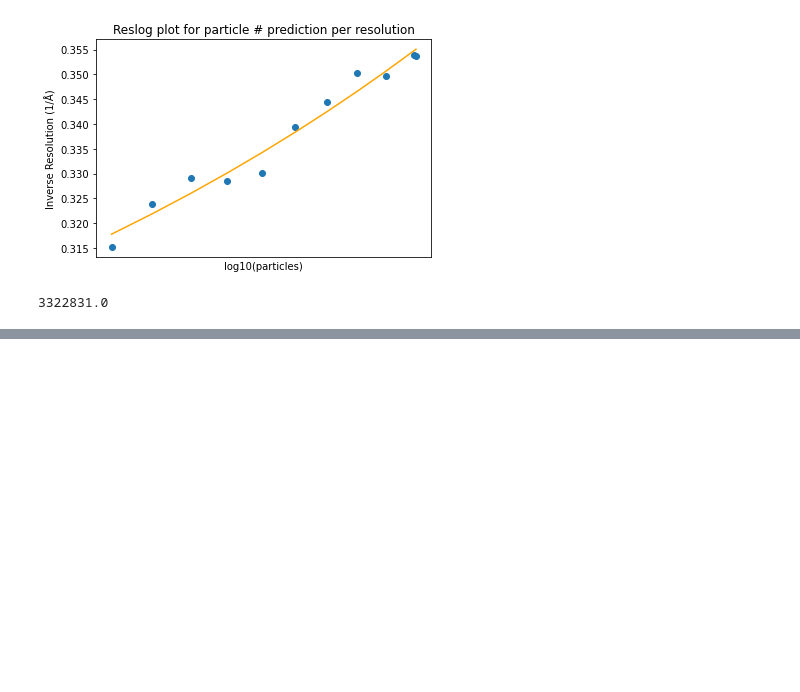
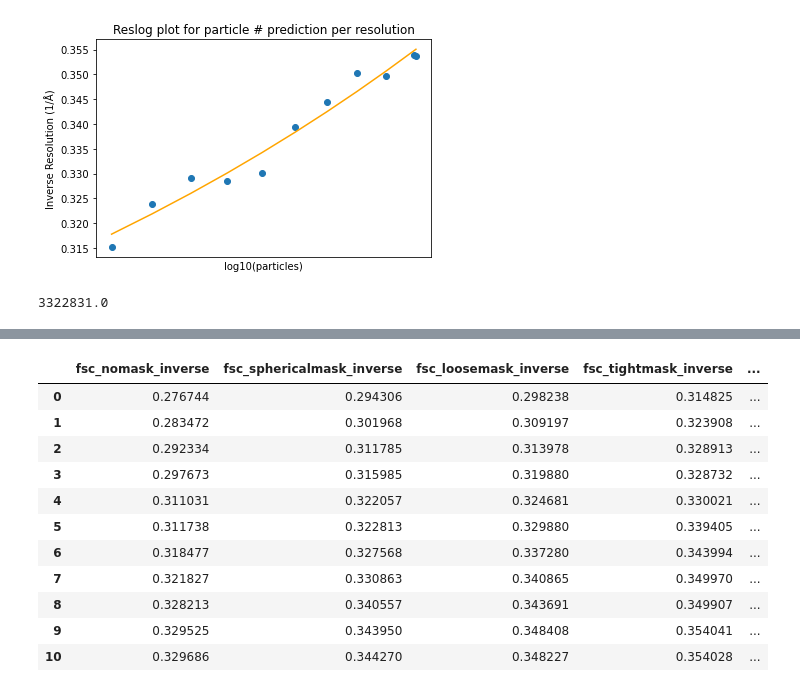
Before and after one commit to mplockhart/academic_explore, a Jupyter notebook: reslog/reslog_linear_regression.ipynb, the cells around one changed output, grey strips where cells are left out. Saved outputs shown, nothing was run; the diff lists cells and outputs as text; code cells hidden in the pictures; blank space fills up the shorter version.

```diff
--- a/reslog/reslog_linear_regression.ipynb
+++ b/reslog/reslog_linear_regression.ipynb
@@ -140,0 +142,15 @@ ValueError: Found input variables with inconsistent numbers of samples: [55, 11]
+# %%
+X
+# %% [output]
+|  | fsc_nomask_inverse | fsc_sphericalmask_inverse | fsc_loosemask_inverse | fsc_tightmask_inverse | ... |
+| 0 | 0.276744 | 0.294306 | 0.298238 | 0.314825 | ... |
+| 1 | 0.283472 | 0.301968 | 0.309197 | 0.323908 | ... |
+| 2 | 0.292334 | 0.311785 | 0.313978 | 0.328913 | ... |
+| 3 | 0.297673 | 0.315985 | 0.319880 | 0.328732 | ... |
+| 4 | 0.311031 | 0.322057 | 0.324681 | 0.330021 | ... |
+| 5 | 0.311738 | 0.322813 | 0.329880 | 0.339405 | ... |
+| 6 | 0.318477 | 0.327568 | 0.337280 | 0.343994 | ... |
+| 7 | 0.321827 | 0.330863 | 0.340865 | 0.349970 | ... |
+| 8 | 0.328213 | 0.340557 | 0.343691 | 0.349907 | ... |
+| 9 | 0.329525 | 0.343950 | 0.348408 | 0.354041 | ... |
+| 10 | 0.329686 | 0.344270 | 0.348227 | 0.354028 | ... |
```
Also changed, not shown: parts of 7 cells of this notebook.
